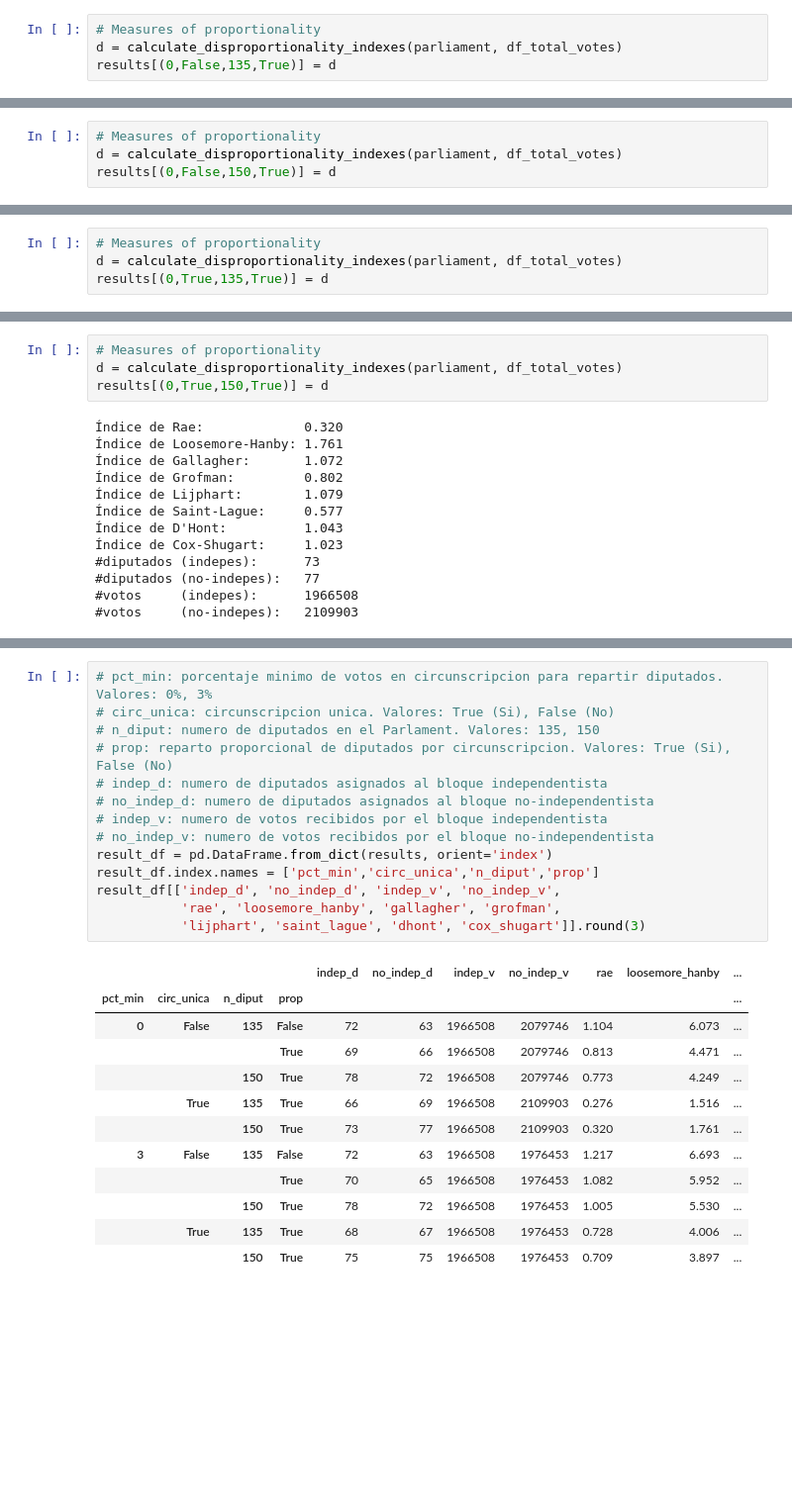
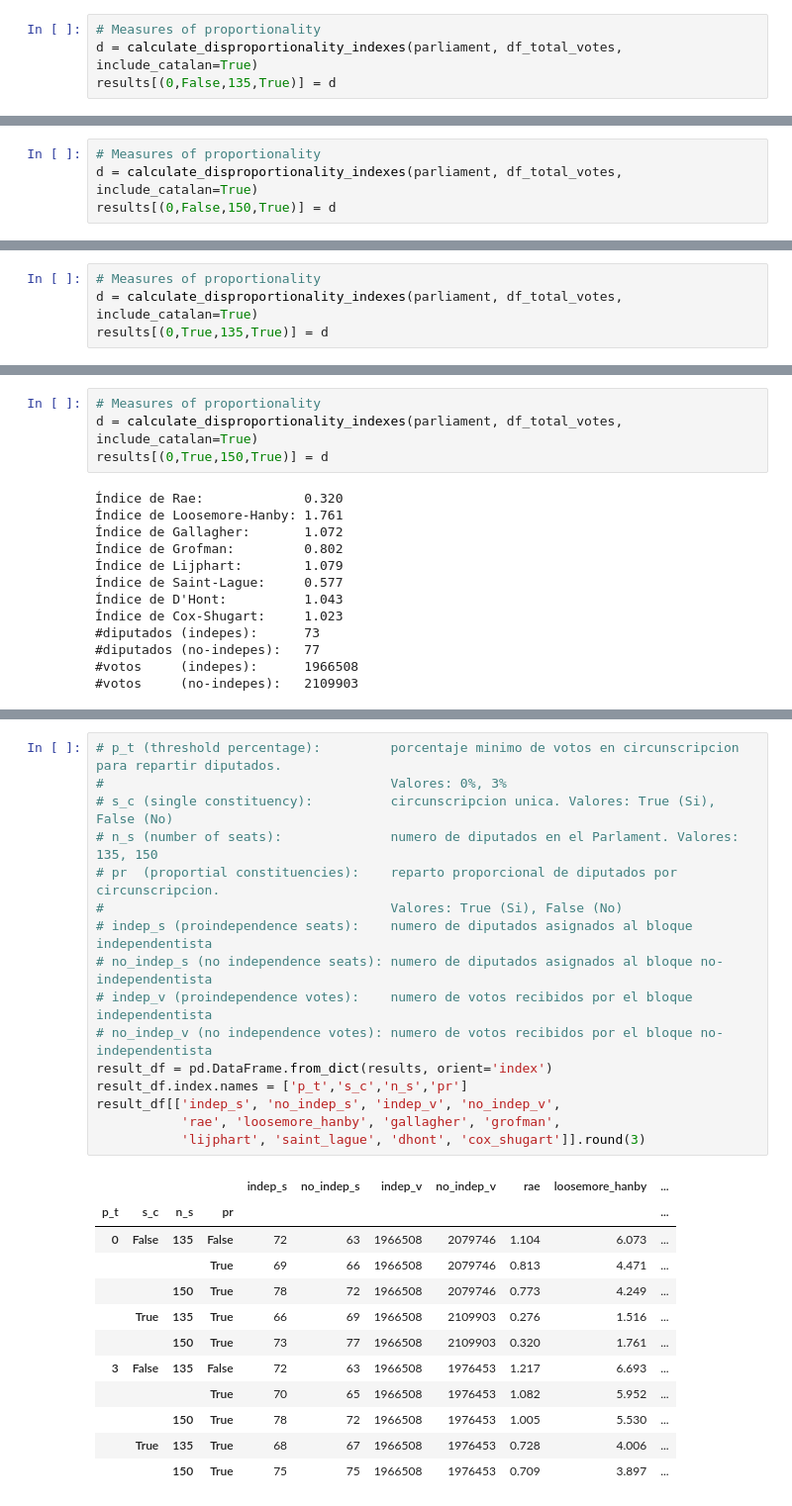
Before and after one commit to georgekaplan59/notebooks, a Jupyter notebook: Sistemas Electorales.ipynb, the cells around one changed output, grey strips where cells are left out. Shown at 99% size. Drawn from its saved outputs; the diff is of its cells as text; blank space fills up the shorter version.

```diff
--- a/Sistemas Electorales.ipynb
+++ b/Sistemas Electorales.ipynb
@@ -461,7 +462,7 @@ Barcelona: {'CatS\xc3\xadqueesPot': 10, 'PP': 9, 'CUP': 8, 'JxS\xc3\xad': 37, 'P
 | unio.cat | 103293 | 2 |
 # %%
 # Measures of proportionality
-d = calculate_disproportionality_indexes(parliament, df_total_votes)
+d = calculate_disproportionality_indexes(parliament, df_total_votes, include_catalan=True)
 results[(0,False,135,True)] = d
 # %% [output]
 Índice de Rae:             0.813
@@ -497,7 +498,7 @@ Barcelona: {'CatS\xc3\xadqueesPot': 11, 'PP': 10, 'CUP': 9, 'JxS\xc3\xad': 42, '
 | unio.cat | 103293 | 2 |
 # %%
 # Measures of proportionality
-d = calculate_disproportionality_indexes(parliament, df_total_votes)
+d = calculate_disproportionality_indexes(parliament, df_total_votes, include_catalan=True)
 results[(0,False,150,True)] = d
 # %% [output]
 Índice de Rae:             0.773
@@ -533,7 +534,7 @@ parliament
 | PACMA | 30157 | 1 |
 # %%
 # Measures of proportionality
-d = calculate_disproportionality_indexes(parliament, df_total_votes)
+d = calculate_disproportionality_indexes(parliament, df_total_votes, include_catalan=True)
 results[(0,True,135,True)] = d
 # %% [output]
 Índice de Rae:             0.276
@@ -565,7 +566,7 @@ parliament
 | PACMA | 30157 | 1 |
 # %%
 # Measures of proportionality
-d = calculate_disproportionality_indexes(parliament, df_total_votes)
+d = calculate_disproportionality_indexes(parliament, df_total_votes, include_catalan=True)
 results[(0,True,150,True)] = d
 # %% [output]
 Índice de Rae:             0.320
@@ -589,20 +590,22 @@ Por tanto, antes de que los políticos españoles se dediquen a abrir la caja de
 # %%
-# pct_min: porcentaje minimo de votos en circunscripcion para repartir diputados. Valores: 0%, 3%
-# circ_unica: circunscripcion unica. Valores: True (Si), False (No)
-# n_diput: numero de diputados en el Parlament. Valores: 135, 150
-# prop: reparto proporcional de diputados por circunscripcion. Valores: True (Si), False (No)
-# indep_d: numero de diputados asignados al bloque independentista
-# no_indep_d: numero de diputados asignados al bloque no-independentista
-# indep_v: numero de votos recibidos por el bloque independentista
-# no_indep_v: numero de votos recibidos por el bloque no-independentista
+# p_t (threshold percentage):         porcentaje minimo de votos en circunscripcion para repartir diputados.
+#                                     Valores: 0%, 3%
+# s_c (single constituency):          circunscripcion unica. Valores: True (Si), False (No)
+# n_s (number of seats):              numero de diputados en el Parlament. Valores: 135, 150
+# pr  (proportial constituencies):    reparto proporcional de diputados por circunscripcion.
+#                                     Valores: True (Si), False (No)
+# indep_s (proindependence seats):    numero de diputados asignados al bloque independentista
+# no_indep_s (no independence seats): numero de diputados asignados al bloque no-independentista
+# indep_v (proindependence votes):    numero de votos recibidos por el bloque independentista
+# no_indep_v (no independence votes): numero de votos recibidos por el bloque no-independentista
 result_df = pd.DataFrame.from_dict(results, orient='index')
-result_df.index.names = ['pct_min','circ_unica','n_diput','prop']
-result_df[['indep_d', 'no_indep_d', 'indep_v', 'no_indep_v',
+result_df.index.names = ['p_t','s_c','n_s','pr']
+result_df[['indep_s', 'no_indep_s', 'indep_v', 'no_indep_v',
            'rae', 'loosemore_hanby', 'gallagher', 'grofman',
            'lijphart', 'saint_lague', 'dhont', 'cox_shugart']].round(3)
 # %% [output]
-|  |  |  |  | indep_d | no_indep_d | indep_v | no_indep_v | rae | loosemore_hanby | ... |
-| pct_min | circ_unica | n_diput | prop |  |  |  |  |  |  | ... |
+|  |  |  |  | indep_s | no_indep_s | indep_v | no_indep_v | rae | loosemore_hanby | ... |
+| p_t | s_c | n_s | pr |  |  |  |  |  |  | ... |
 | 0 | False | 135 | False | 72 | 63 | 1966508 | 2079746 | 1.104 | 6.073 | ... |
 |  |  |  | True | 69 | 66 | 1966508 | 2079746 | 0.813 | 4.471 | ... |
 |  |  | 150 | True | 78 | 72 | 1966508 | 2079746 | 0.773 | 4.249 | ... |
```
Also changed, not shown: parts of 56 cells of this notebook, 9 other files.
